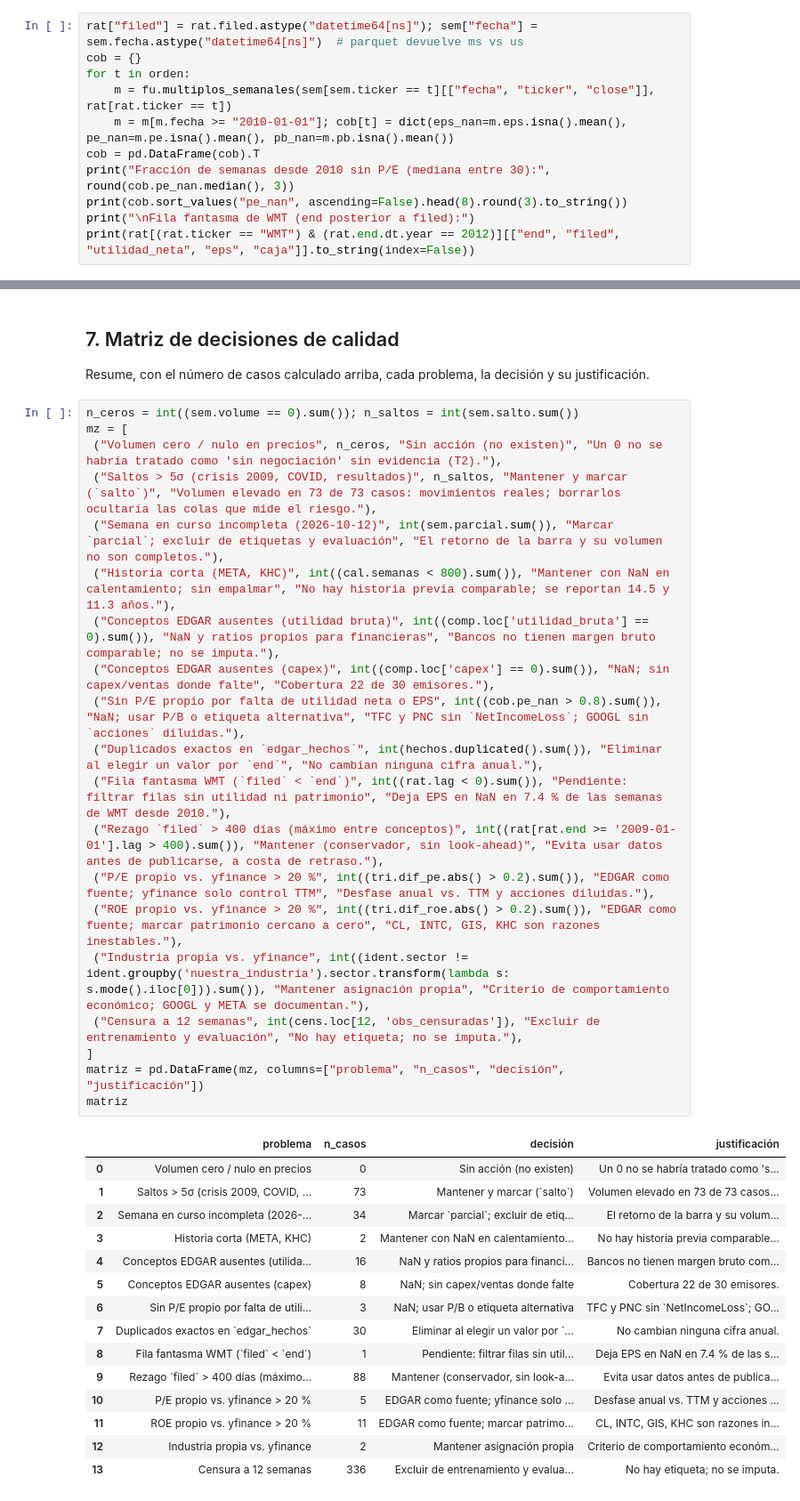
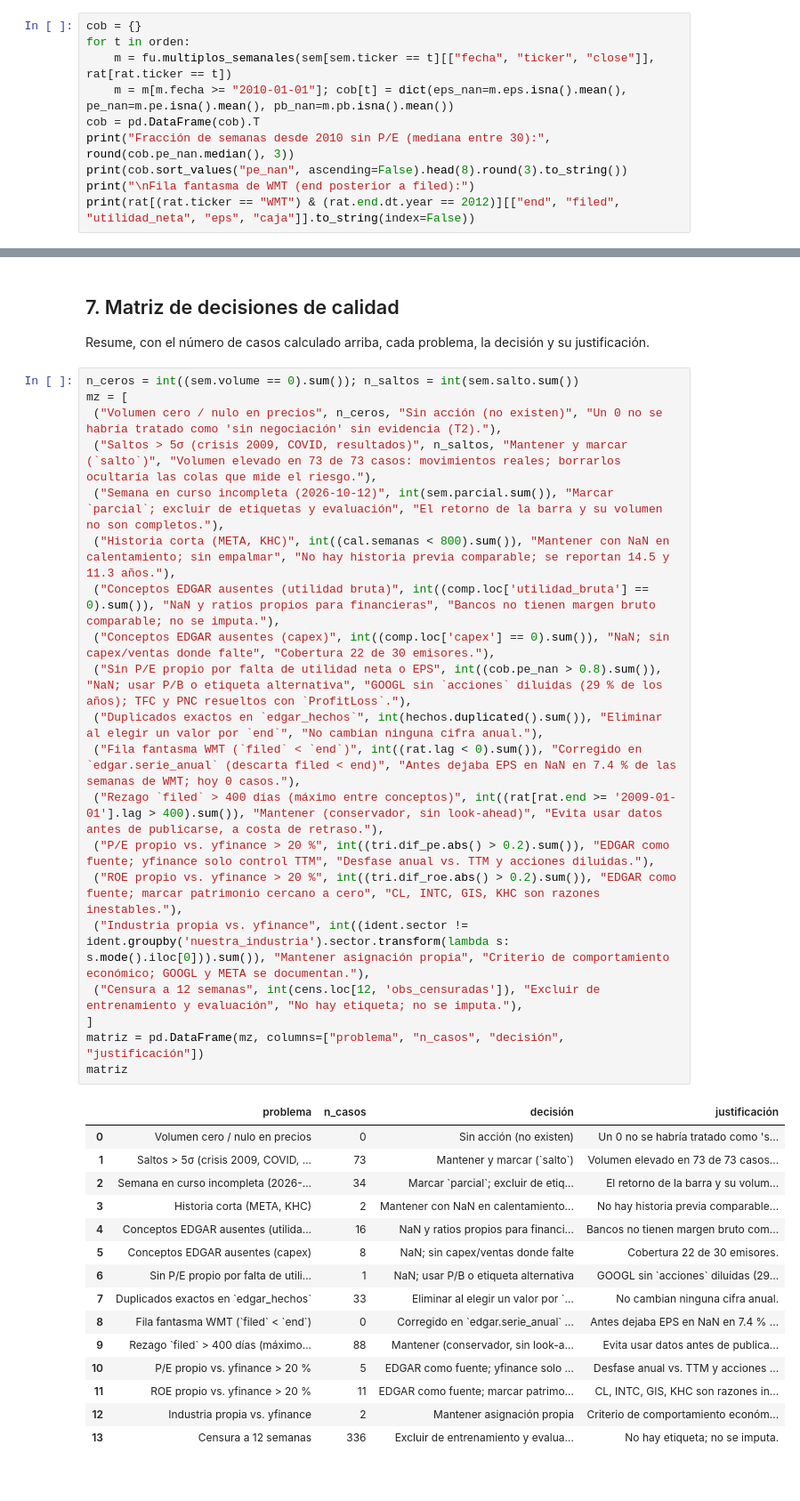
Before and after one commit to louis97/asistente-financiero, a Jupyter notebook: notebooks/02_calidad.ipynb, the cells around one changed output, grey strips where cells are left out. Shown at 89% size. Cells and saved outputs as stored; diff of their text form.

Commit message:
chore(nb01,nb02): datos y lecturas actualizados tras corrección de edgar

```diff
--- a/notebooks/02_calidad.ipynb
+++ b/notebooks/02_calidad.ipynb
@@ -507,7 +508,6 @@ info_yf: descargado 2026-10-14
 damodaran_pe: descargado 2026-10-14
 Último filed en ratios_anuales: 2026-10-07 | fecha de precio más reciente: 2026-10-12
 # %%
-rat["filed"] = rat.filed.astype("datetime64[ns]"); sem["fecha"] = sem.fecha.astype("datetime64[ns]")  # parquet devuelve ms vs us
 cob = {}
 for t in orden:
     m = fu.multiplos_semanales(sem[sem.ticker == t][["fecha", "ticker", "close"]], rat[rat.ticker == t])
@@ -551,34 +550,34 @@ Resume, con el número de casos calculado arriba, cada problema, la decisión y
 # %%
 n_ceros = int((sem.volume == 0).sum()); n_saltos = int(sem.salto.sum())
 mz = [
  ("Volumen cero / nulo en precios", n_ceros, "Sin acción (no existen)", "Un 0 no se habría tratado como 'sin negociación' sin evidencia (T2)."),
  ("Saltos > 5σ (crisis 2009, COVID, resultados)", n_saltos, "Mantener y marcar (`salto`)", "Volumen elevado en 73 de 73 casos: movimientos reales; borrarlos ocultaría las colas que mide el riesgo."),
  ("Semana en curso incompleta (2026-10-12)", int(sem.parcial.sum()), "Marcar `parcial`; excluir de etiquetas y evaluación", "El retorno de la barra y su volumen no son completos."),
  ("Historia corta (META, KHC)", int((cal.semanas < 800).sum()), "Mantener con NaN en calentamiento; sin empalmar", "No hay historia previa comparable; se reportan 14.5 y 11.3 años."),
  ("Conceptos EDGAR ausentes (utilidad bruta)", int((comp.loc['utilidad_bruta'] == 0).sum()), "NaN y ratios propios para financieras", "Bancos no tienen margen bruto comparable; no se imputa."),
  ("Conceptos EDGAR ausentes (capex)", int((comp.loc['capex'] == 0).sum()), "NaN; sin capex/ventas donde falte", "Cobertura 22 de 30 emisores."),
- ("Sin P/E propio por falta de utilidad neta o EPS", int((cob.pe_nan > 0.8).sum()), "NaN; usar P/B o etiqueta alternativa", "TFC y PNC sin `NetIncomeLoss`; GOOGL sin `acciones` diluidas."),
+ ("Sin P/E propio por falta de utilidad neta o EPS", int((cob.pe_nan > 0.8).sum()), "NaN; usar P/B o etiqueta alternativa", "GOOGL sin `acciones` diluidas (29 % de los años); TFC y PNC resueltos con `ProfitLoss`."),
  ("Duplicados exactos en `edgar_hechos`", int(hechos.duplicated().sum()), "Eliminar al elegir un valor por `end`", "No cambian ninguna cifra anual."),
- ("Fila fantasma WMT (`filed` < `end`)", int((rat.lag < 0).sum()), "Pendiente: filtrar filas sin utilidad ni patrimonio", "Deja EPS en NaN en 7.4 % de las semanas de WMT desde 2010."),
+ ("Fila fantasma WMT (`filed` < `end`)", int((rat.lag < 0).sum()), "Corregido en `edgar.serie_anual` (descarta filed < end)", "Antes dejaba EPS en NaN en 7.4 % de las semanas de WMT; hoy 0 casos."),
  ("Rezago `filed` > 400 días (máximo entre conceptos)", int((rat[rat.end >= '2009-01-01'].lag > 400).sum()), "Mantener (conservador, sin look-ahead)", "Evita usar datos antes de publicarse, a costa de retraso."),
  ("P/E propio vs. yfinance > 20 %", int((tri.dif_pe.abs() > 0.2).sum()), "EDGAR como fuente; yfinance solo control TTM", "Desfase anual vs. TTM y acciones diluidas."),
  ("ROE propio vs. yfinance > 20 %", int((tri.dif_roe.abs() > 0.2).sum()), "EDGAR como fuente; marcar patrimonio cercano a cero", "CL, INTC, GIS, KHC son razones inestables."),
  ("Industria propia vs. yfinance", int((ident.sector != ident.groupby('nuestra_industria').sector.transform(lambda s: s.mode().iloc[0])).sum()), "Mantener asignación propia", "Criterio de comportamiento económico; GOOGL y META se documentan."),
  ("Censura a 12 semanas", int(cens.loc[12, 'obs_censuradas']), "Excluir de entrenamiento y evaluación", "No hay etiqueta; no se imputa."),
 ]
 matriz = pd.DataFrame(mz, columns=["problema", "n_casos", "decisión", "justificación"])
 matriz
 # %% [output]
 |  | problema | n_casos | decisión | justificación |
 | 0 | Volumen cero / nulo en precios | 0 | Sin acción (no existen) | Un 0 no se habría tratado como 's... |
 | 1 | Saltos > 5σ (crisis 2009, COVID, ... | 73 | Mantener y marcar (`salto`) | Volumen elevado en 73 de 73 casos... |
 | 2 | Semana en curso incompleta (2026-... | 34 | Marcar `parcial`; excluir de etiq... | El retorno de la barra y su volum... |
 | 3 | Historia corta (META, KHC) | 2 | Mantener con NaN en calentamiento... | No hay historia previa comparable... |
 | 4 | Conceptos EDGAR ausentes (utilida... | 16 | NaN y ratios propios para financi... | Bancos no tienen margen bruto com... |
 | 5 | Conceptos EDGAR ausentes (capex) | 8 | NaN; sin capex/ventas donde falte | Cobertura 22 de 30 emisores. |
-| 6 | Sin P/E propio por falta de utili... | 3 | NaN; usar P/B o etiqueta alternativa | TFC y PNC sin `NetIncomeLoss`; GO... |
-| 7 | Duplicados exactos en `edgar_hechos` | 30 | Eliminar al elegir un valor por `... | No cambian ninguna cifra anual. |
-| 8 | Fila fantasma WMT (`filed` < `end`) | 1 | Pendiente: filtrar filas sin util... | Deja EPS en NaN en 7.4 % de las s... |
+| 6 | Sin P/E propio por falta de utili... | 1 | NaN; usar P/B o etiqueta alternativa | GOOGL sin `acciones` diluidas (29... |
+| 7 | Duplicados exactos en `edgar_hechos` | 33 | Eliminar al elegir un valor por `... | No cambian ninguna cifra anual. |
+| 8 | Fila fantasma WMT (`filed` < `end`) | 0 | Corregido en `edgar.serie_anual` ... | Antes dejaba EPS en NaN en 7.4 % ... |
 | 9 | Rezago `filed` > 400 días (máximo... | 88 | Mantener (conservador, sin look-a... | Evita usar datos antes de publica... |
 | 10 | P/E propio vs. yfinance > 20 % | 5 | EDGAR como fuente; yfinance solo ... | Desfase anual vs. TTM y acciones ... |
 | 11 | ROE propio vs. yfinance > 20 % | 11 | EDGAR como fuente; marcar patrimo... | CL, INTC, GIS, KHC son razones in... |
```
Also changed, not shown: parts of 16 cells of this notebook, 15 other files.
